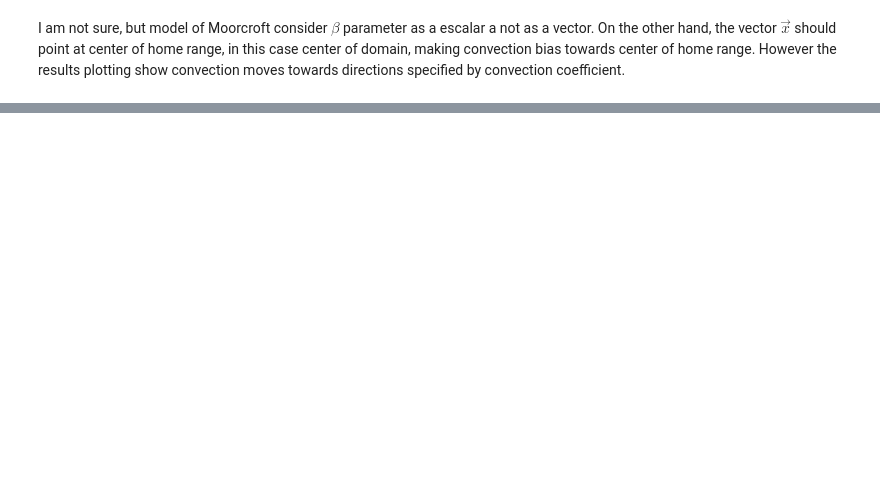
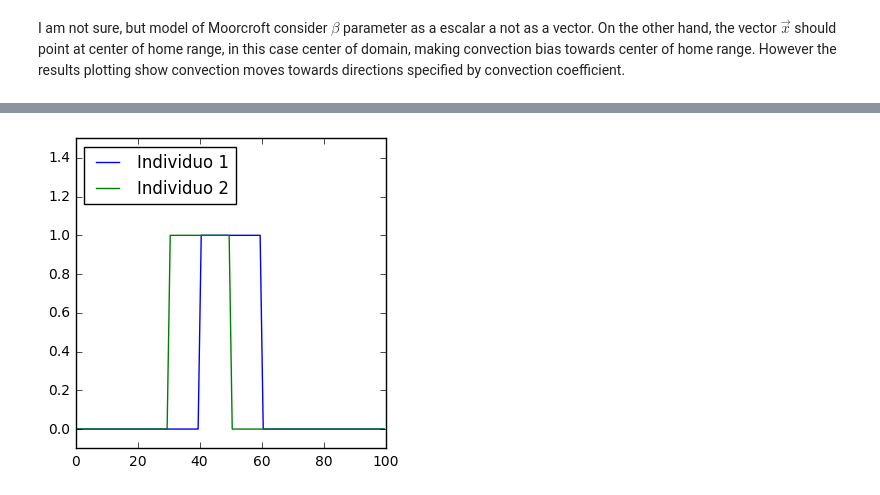
Before and after one commit to irbin-b/FV, a Jupyter notebook: HR_VF.ipynb, the cells around one changed output, grey strips where cells are left out. Saved outputs shown, nothing was run; the diff lists cells and outputs as text; code cells hidden in the pictures; blank space fills up the shorter version.

```diff
--- a/HR_VF.ipynb
+++ b/HR_VF.ipynb
@@ -132,0 +208,31 @@ I am not sure, but model of Moorcroft consider $\beta$ parameter as a escalar a
+# %%
+# Setting mesh and discretising space
+nx = 100
+dx = 1.
+mesh = Grid1D(nx=nx, dx=dx)
+x = mesh.cellCenters[0]
+# %%
+# Setting variable of results and adding inicial conditions
+m = 1.
+u1 = CellVariable(name="Individuo 1", mesh=mesh, value=0.)
+u1.setValue(1., where=(40 < x) & (60 > x))
+
+u2 = CellVariable(name="Individuo 2", mesh=mesh, value=0.)
+u2.setValue(1., where=(30 < x) & (50 > x))
+
+p = CellVariable(name= "Marcas Individuo 1", mesh=mesh, value=0.)
+p.setValue(1., where=(40 < x) & (60 > x))
+
+q = CellVariable(name= "Marcas Individuo 2", mesh=mesh, value=0.)
+q.setValue(1., where=(30 < x) & (50 > x))
+
+dp = u1*(1 + m*q) - p
+
+dq = u2*(1 + m*p) - q
+
+# Plotting inicial conditions
+if __name__ == '__main__':
+    viewer = Viewer(vars=(u1, u2), datamin=-0.1, datamax=1.5)
+    viewer.plot()
+# %% [output]
+[figure, added]
```
Also changed, not shown: parts of 18 cells of this notebook.
